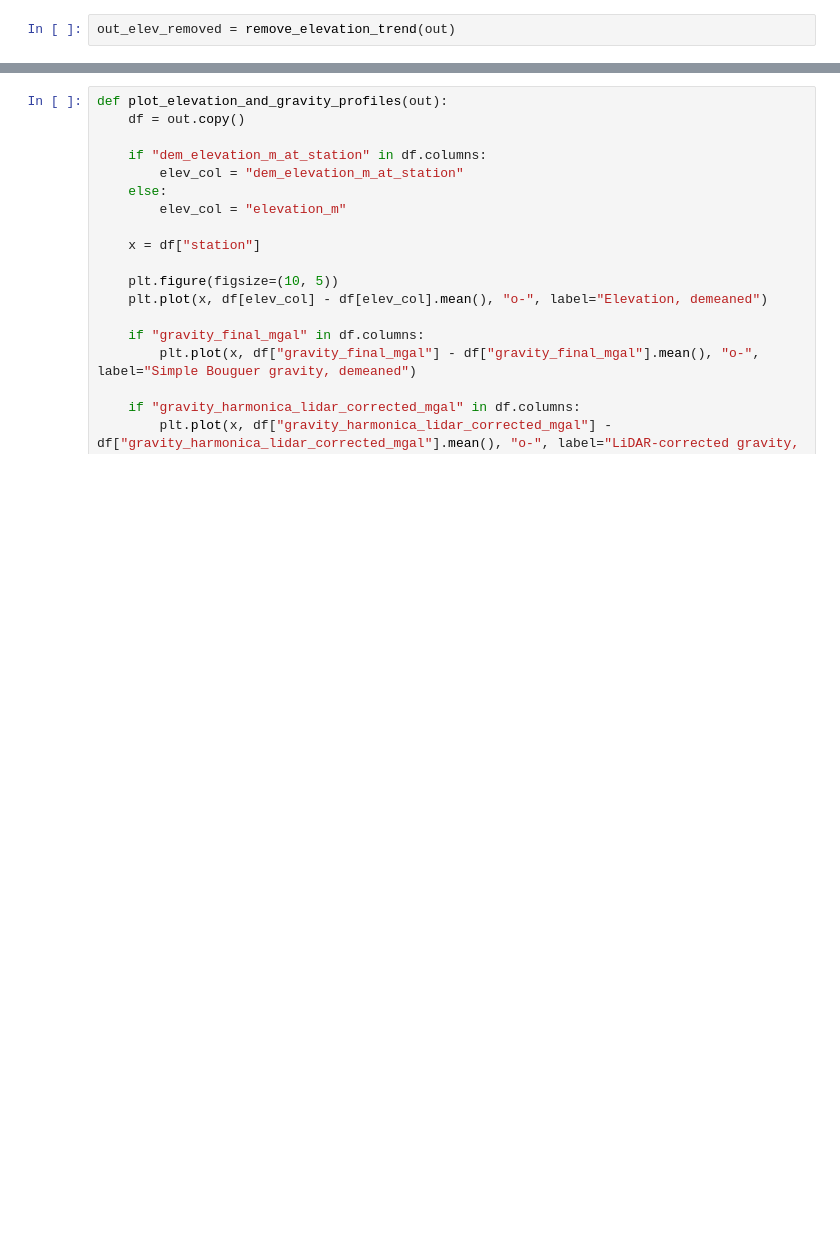
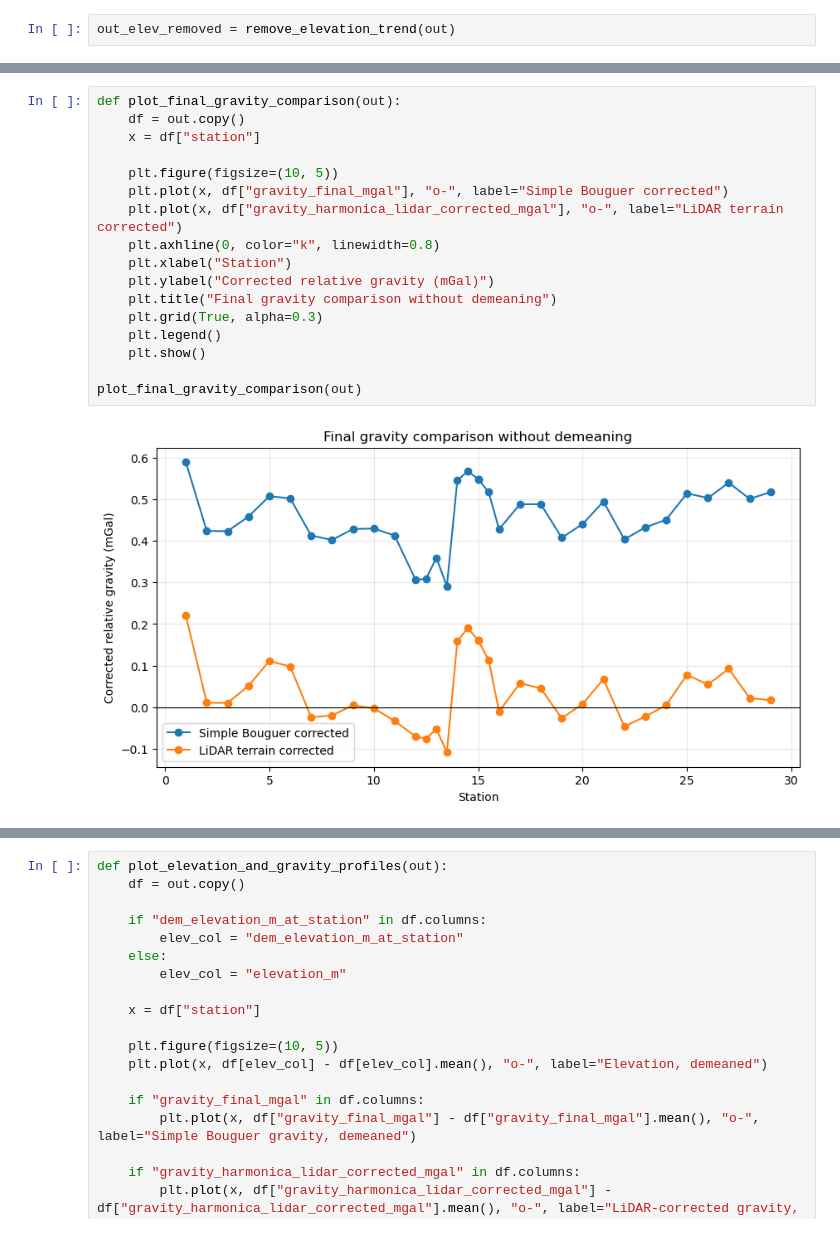
Before and after one commit to tessamurphy16/Geophysical-Characterization-of-the-Historic-Onyx-Mine-in-Steamboat-Springs-CO.-, a Jupyter notebook: notebooks/WORKING ipynb files/Gravity_LiDAR_Terrain_Corrections.ipynb, the cells around one changed output, grey strips where cells are left out. Saved outputs shown, nothing was run; the diff lists cells and outputs as text; blank space fills up the shorter version.

```diff
--- a/notebooks/WORKING ipynb files/Gravity_LiDAR_Terrain_Corrections.ipynb
+++ b/notebooks/WORKING ipynb files/Gravity_LiDAR_Terrain_Corrections.ipynb
@@ -348,3 +366,22 @@ out_elev_removed = remove_elevation_trend(out)
+# %%
+def plot_final_gravity_comparison(out):
+    df = out.copy()
+    x = df["station"]
+
+    plt.figure(figsize=(10, 5))
+    plt.plot(x, df["gravity_final_mgal"], "o-", label="Simple Bouguer corrected")
+    plt.plot(x, df["gravity_harmonica_lidar_corrected_mgal"], "o-", label="LiDAR terrain corrected")
+    plt.axhline(0, color="k", linewidth=0.8)
+    plt.xlabel("Station")
+    plt.ylabel("Corrected relative gravity (mGal)")
+    plt.title("Final gravity comparison without demeaning")
+    plt.grid(True, alpha=0.3)
+    plt.legend()
+    plt.show()
+
+plot_final_gravity_comparison(out)
+# %% [output]
+[figure, added]
 # %%
 def plot_elevation_removed_profiles(df):
     x = df["station"]
```
Also changed, not shown: parts of 17 cells of this notebook, 2 other files.
